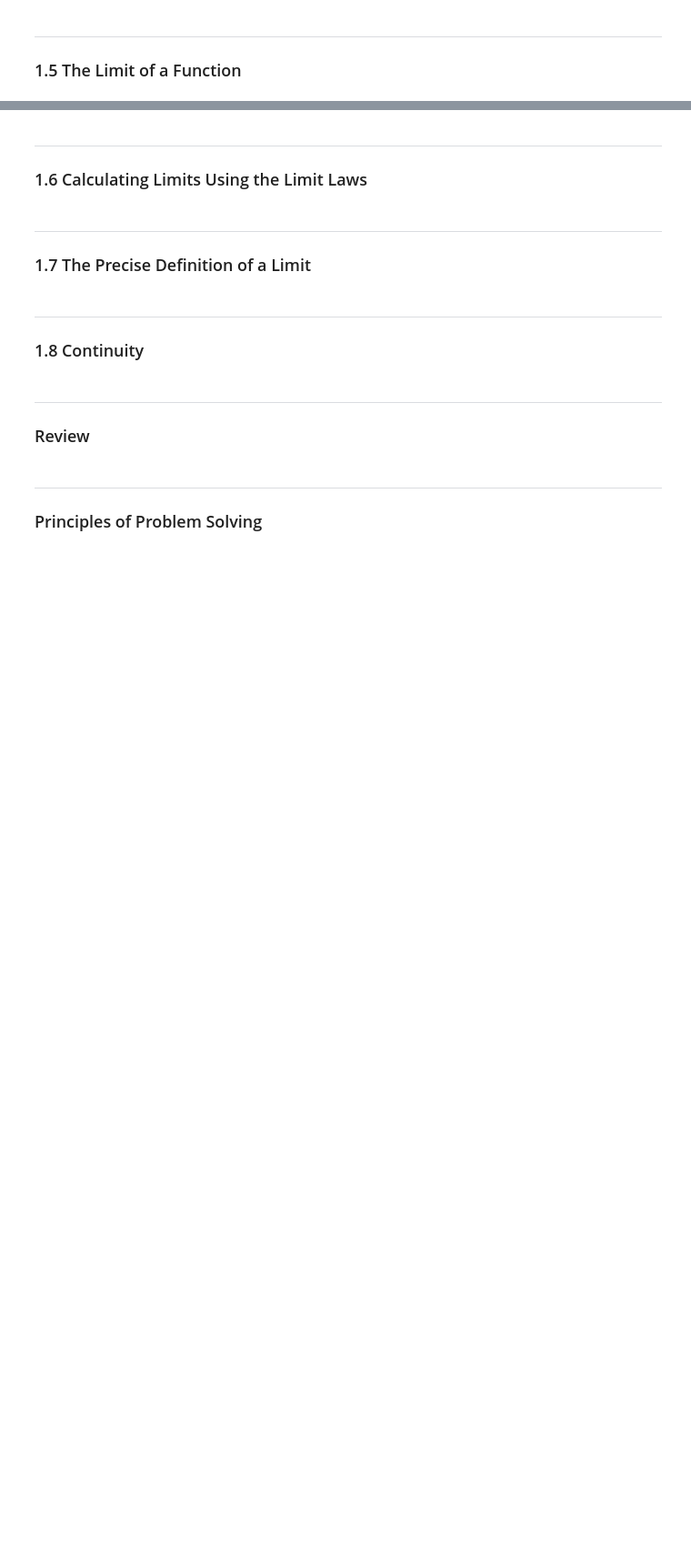
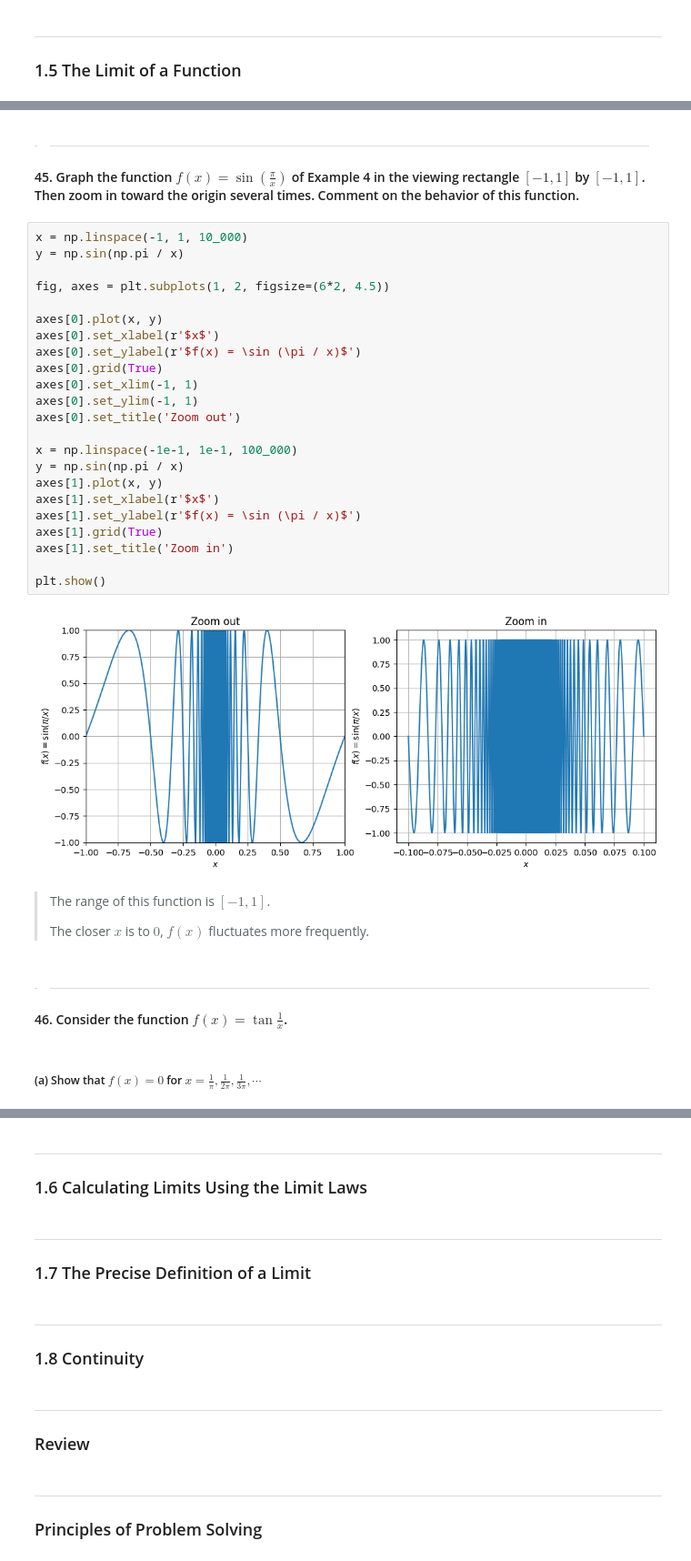
Before and after one commit to Aipss/DiveIntoDeepLearning, a Jupyter notebook: Calculus/Chapter1_Functions-and-Limits.ipynb, the cells around one changed output, grey strips where cells are left out. Shown at 91% size. Saved outputs shown, nothing was run; the diff lists cells and outputs as text; blank space fills up the shorter version.

```diff
--- a/Calculus/Chapter1_Functions-and-Limits.ipynb
+++ b/Calculus/Chapter1_Functions-and-Limits.ipynb
@@ -1060,0 +1174,39 @@ So the estimated instantaneous velocity when t=3 is -31.82
+# %% [markdown]
+> ---
+
+#### 45. Graph the function $f(x) = \sin (\frac{\pi}{x})$ of Example 4 in the viewing rectangle $[-1, 1]$ by $[-1, 1]$. Then zoom in toward the origin several times. Comment on the behavior of this function.
+# %%
+x = np.linspace(-1, 1, 10_000)
+y = np.sin(np.pi / x)
+
+fig, axes = plt.subplots(1, 2, figsize=(6*2, 4.5))
+
+axes[0].plot(x, y)
+axes[0].set_xlabel(r'$x$')
+axes[0].set_ylabel(r'$f(x) = \sin (\pi / x)$')
+axes[0].grid(True)
+axes[0].set_xlim(-1, 1)
+axes[0].set_ylim(-1, 1)
+axes[0].set_title('Zoom out')
+
+x = np.linspace(-1e-1, 1e-1, 100_000)
+y = np.sin(np.pi / x)
+axes[1].plot(x, y)
+axes[1].set_xlabel(r'$x$')
+axes[1].set_ylabel(r'$f(x) = \sin (\pi / x)$')
+axes[1].grid(True)
+axes[1].set_title('Zoom in')
+
+plt.show()
+# %% [output]
+[figure, added]
+# %% [markdown]
+> The range of this function is $[-1, 1]$.
+>
+> The closer $x$ is to $0$, $f(x)$ fluctuates more frequently.
+# %% [markdown]
+> ---
+
+#### 46. Consider the function $f(x) = \tan \frac{1}{x}$.
+# %% [markdown]
+##### (a) Show that $f(x) = 0$ for $x = \frac{1}{\pi}, \frac{1}{2\pi}, \frac{1}{3\pi}, \cdots$
```
Also changed, not shown: parts of 24 cells of this notebook, 1 other file.
